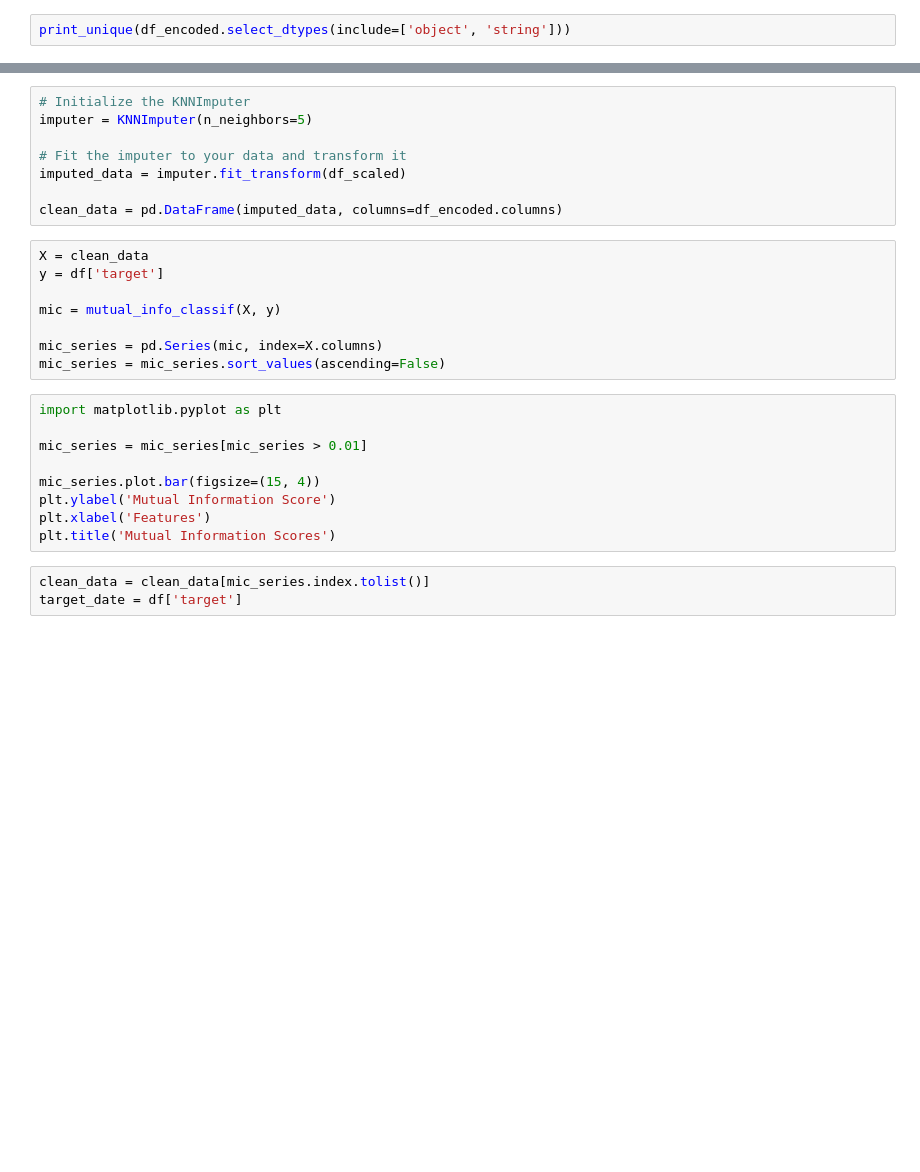
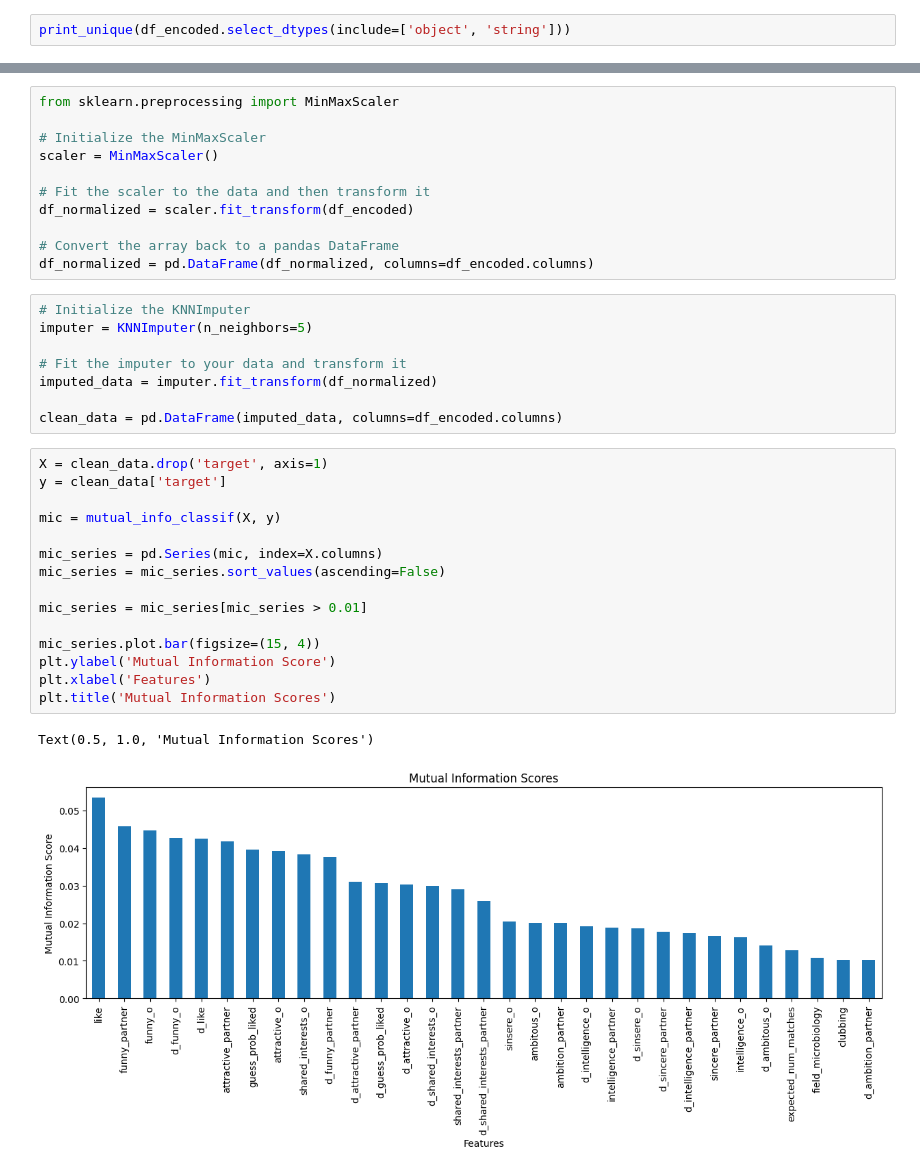
Before and after one commit to PatrikMalina/SpeedDating, a Jupyter notebook: SpeedDating.ipynb, the cells around one changed output, grey strips where cells are left out. Drawn from its saved outputs; the diff is of its cells as text; blank space fills up the shorter version.

```diff
--- a/SpeedDating.ipynb
+++ b/SpeedDating.ipynb
@@ -156,28 +293,37 @@ df_scaled = pd.DataFrame(df_scaled, columns=df_encoded.columns)
+# %%
+from sklearn.preprocessing import MinMaxScaler
+
+# Initialize the MinMaxScaler
+scaler = MinMaxScaler()
+
+# Fit the scaler to the data and then transform it
+df_normalized = scaler.fit_transform(df_encoded)
+
+# Convert the array back to a pandas DataFrame
+df_normalized = pd.DataFrame(df_normalized, columns=df_encoded.columns)
 # %%
 # Initialize the KNNImputer
 imputer = KNNImputer(n_neighbors=5)
 
 # Fit the imputer to your data and transform it
-imputed_data = imputer.fit_transform(df_scaled)
+imputed_data = imputer.fit_transform(df_normalized)
 
 clean_data = pd.DataFrame(imputed_data, columns=df_encoded.columns)
 # %%
-X = clean_data
-y = df['target']
+X = clean_data.drop('target', axis=1)
+y = clean_data['target']
 
 mic = mutual_info_classif(X, y)
 
 mic_series = pd.Series(mic, index=X.columns)
 mic_series = mic_series.sort_values(ascending=False)
+
+mic_series = mic_series[mic_series > 0.01]
+
+mic_series.plot.bar(figsize=(15, 4))
+plt.ylabel('Mutual Information Score')
+plt.xlabel('Features')
+plt.title('Mutual Information Scores')
+# %% [output]
+Text(0.5, 1.0, 'Mutual Information Scores')
+[figure, added]
-# %%
-import matplotlib.pyplot as plt
-
-mic_series = mic_series[mic_series > 0.01]
-
-mic_series.plot.bar(figsize=(15, 4))
-plt.ylabel('Mutual Information Score')
-plt.xlabel('Features')
-plt.title('Mutual Information Scores')
-# %%
-clean_data = clean_data[mic_series.index.tolist()]
-target_date = df['target']
```
Also changed, not shown: parts of 19 cells of this notebook.
